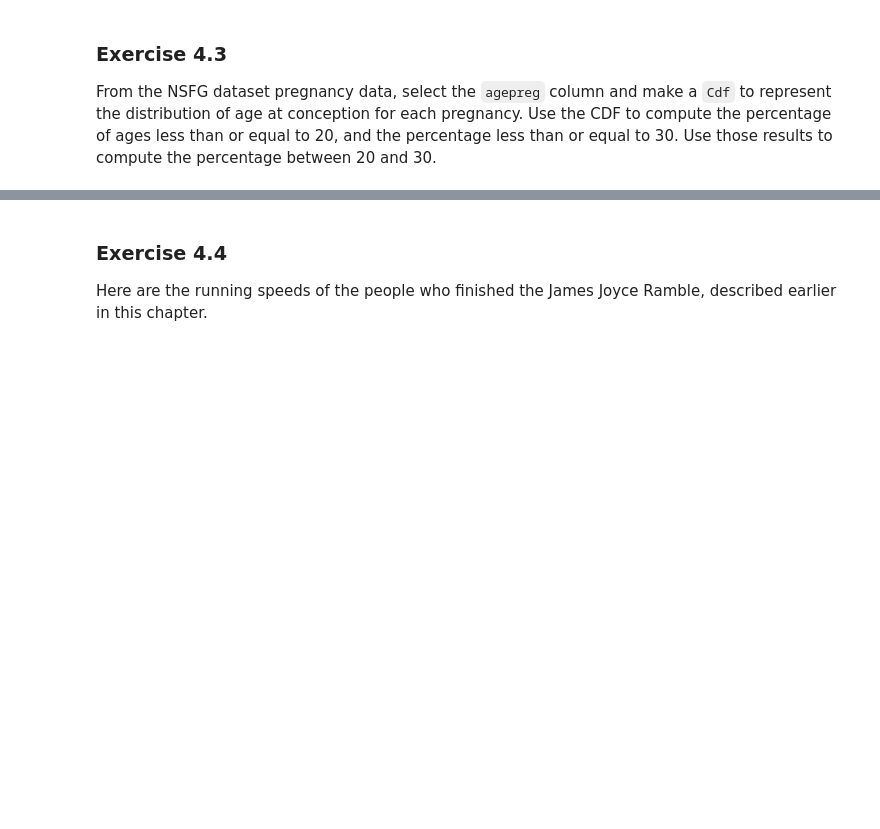
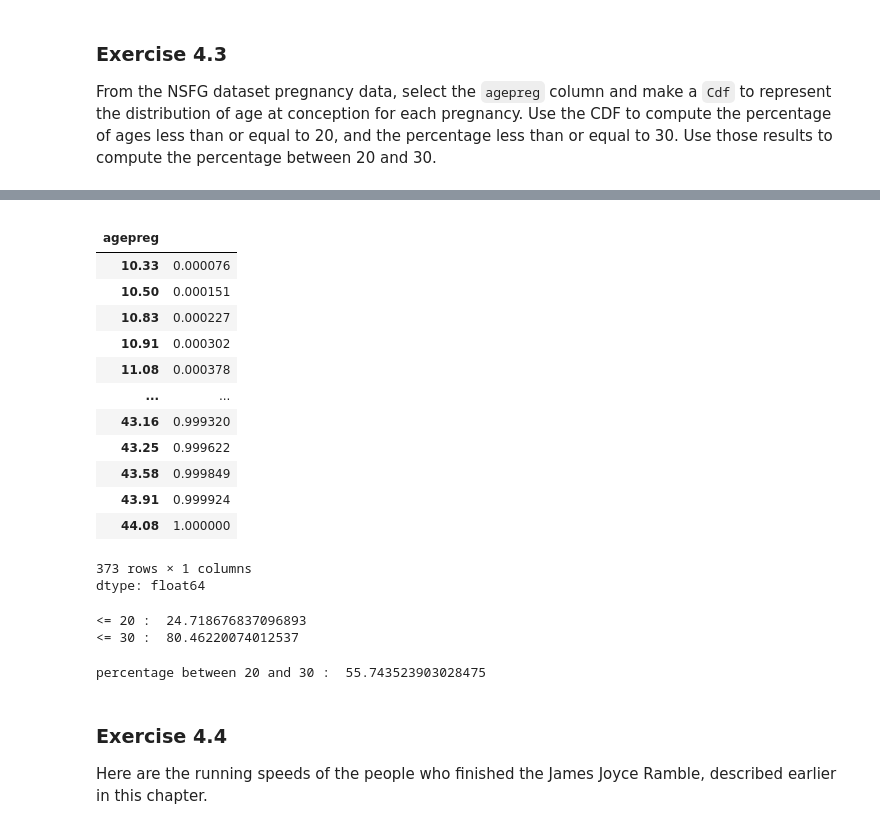
Before and after one commit to gi1no/Education, a Jupyter notebook: ThinkStats/chap04.ipynb, the cells around one changed output, grey strips where cells are left out. Cells and saved outputs as stored; diff of their text form; code cells hidden in the pictures; blank space fills up the shorter version.

```diff
--- a/ThinkStats/chap04.ipynb
+++ b/ThinkStats/chap04.ipynb
@@ -726,9 +760,35 @@ preg = read_fem_preg()
 # %%
 # Solution goes here
+cdf_age = Cdf.from_seq(preg['agepreg'])
+cdf_age
+# %% [output]
+|  |  |
+| agepreg |  |
+| 10.33 | 0.000076 |
+| 10.50 | 0.000151 |
+| 10.83 | 0.000227 |
+| 10.91 | 0.000302 |
+| 11.08 | 0.000378 |
+| ... | ... |
+| 43.16 | 0.999320 |
+| 43.25 | 0.999622 |
+| 43.58 | 0.999849 |
+| 43.91 | 0.999924 |
+| 44.08 | 1.000000 |
+373 rows × 1 columns
+dtype: float64
 # %%
 # Solution goes here
+print(f"<= 20 : ",cdf_age[20]*100)
+print(f"<= 30 : ",cdf_age[30]*100)
+# %% [output]
+<= 20 :  24.718676837096893
+<= 30 :  80.46220074012537
 # %%
 # Solution goes here
+print(f"percentage between 20 and 30 : ", (cdf_age[30]*100) - (cdf_age[20]*100))
+# %% [output]
+percentage between 20 and 30 :  55.743523903028475
 # %%
 # Solution goes here
 # %% [markdown]
```
Also changed, not shown: parts of 6 cells of this notebook.
